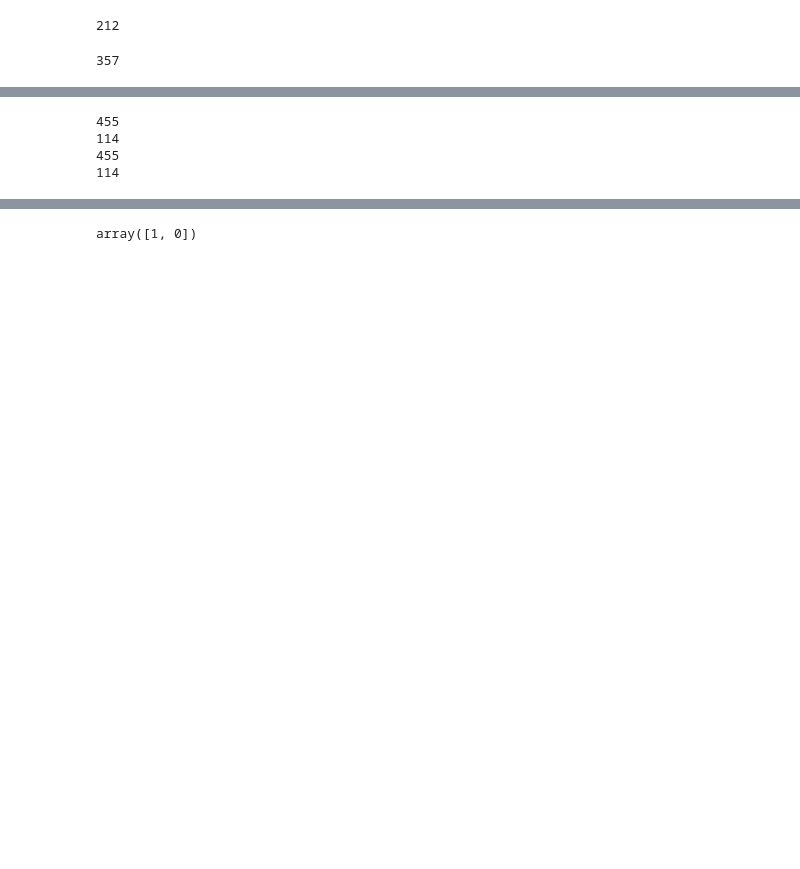
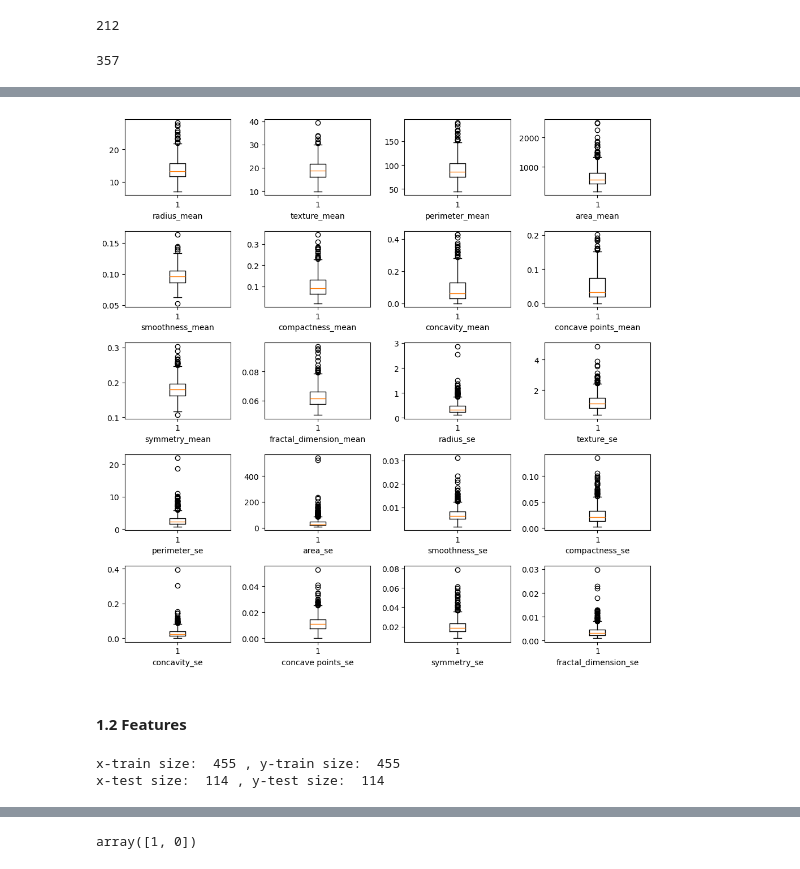
Before and after one commit to Aadya-Garg/Malignancy-Classification, a Jupyter notebook: Breast Cancer Analysis.ipynb, the cells around one changed output, grey strips where cells are left out. Cells and saved outputs as stored; diff of their text form; code cells hidden in the pictures; blank space fills up the shorter version.

```diff
--- a/Breast Cancer Analysis.ipynb
+++ b/Breast Cancer Analysis.ipynb
@@ -170,3 +221,22 @@ scaled.to_csv('/Users/aadya/Downloads/New Folder With Items/uwaterloo/Project/cl
+# %%
+fig, ax = plt.subplots(5,4,figsize=(10,10))
+# Plot boxplot side by side
+for i, feature in enumerate(clean_input.columns):
+    rows = 5
+    cols = 4
+    if i+ 1 == 21:
+        break
+    plt.subplot(rows,cols, i+1 )
+    plt.boxplot(selected_data_i[feature])
+    plt.xlabel(feature)
+    plt.ylabel('')
+    plt.tight_layout()
+
+plt.show()
+# %% [output]
+[figure, added]
+# %% [markdown]
+#### **1.2 Features**
 # %%
 #Now, M and B should also be numeric
 #M --> 1 , B --> 0
@@ -175,12 +246,8 @@ y = diag.map(lambda val: 1 if val=='M' else 0)
 # %%
 from sklearn.model_selection import train_test_split
 xtrain, xtest, ytrain, ytest = train_test_split(x,y, test_size=0.2, random_state=42)
-print(len(xtrain))
-print(len(xtest))
-print(len(ytrain))
-print(len(ytest))
+print("x-train size: ", len(xtrain), ", y-train size: ", len(ytrain))
+print("x-test size: ", len(xtest), ", y-test size: ", len(ytest))
 # %% [output]
-455
-114
-455
-114
+x-train size:  455 , y-train size:  455
+x-test size:  114 , y-test size:  114
```
Also changed, not shown: parts of 89 cells of this notebook.
